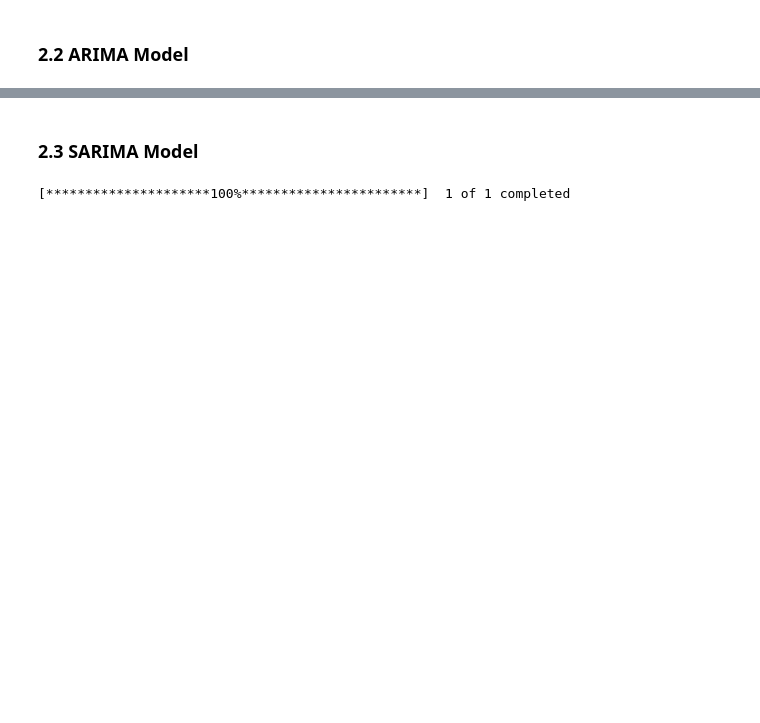
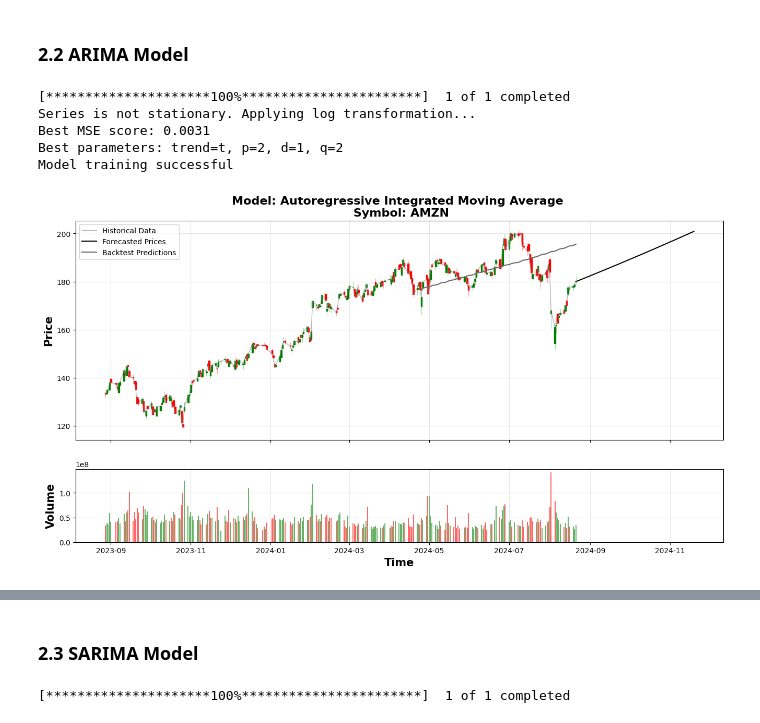
Before and after one commit to doganparlak/AiDea, a Jupyter notebook: backend.ipynb, the cells around one changed output, grey strips where cells are left out. Cells and saved outputs as stored; diff of their text form; code cells hidden in the pictures; blank space fills up the shorter version.

```diff
--- a/backend.ipynb
+++ b/backend.ipynb
@@ -439,13 +448,20 @@ class ARIMA_model(Model):
         return plot_data
 # %%
 symbol = 'AMZN'
-data_length = 1080
+data_length = 360
 forecast_days = 90
 #Set start and end date
 now = datetime.now()
 start_date =  (now - timedelta(days = data_length)).strftime("%Y-%m-%d")
 end_date = now.strftime("%Y-%m-%d")
 data = fetch_data(symbol, start_date, end_date)
 model = ARIMA_model(data, symbol)
 model.train()
 model.forecast(forecast_days)
+# %% [output]
+[*********************100%***********************]  1 of 1 completed
+Series is not stationary. Applying log transformation...
+Best MSE score: 0.0031
+Best parameters: trend=t, p=2, d=1, q=2
+Model training successful
+[figure, added]
```
Also changed, not shown: parts of 14 cells of this notebook, 3 other files.
